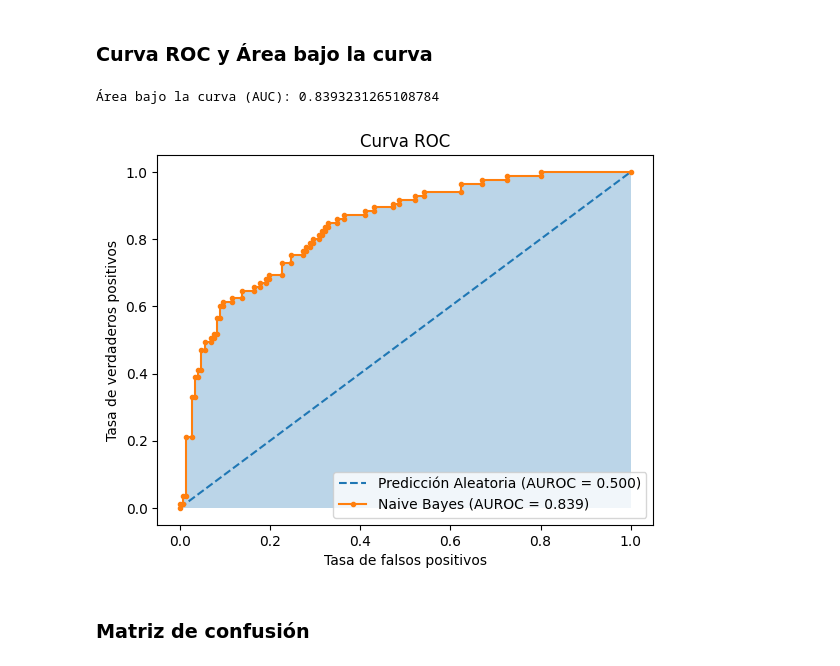
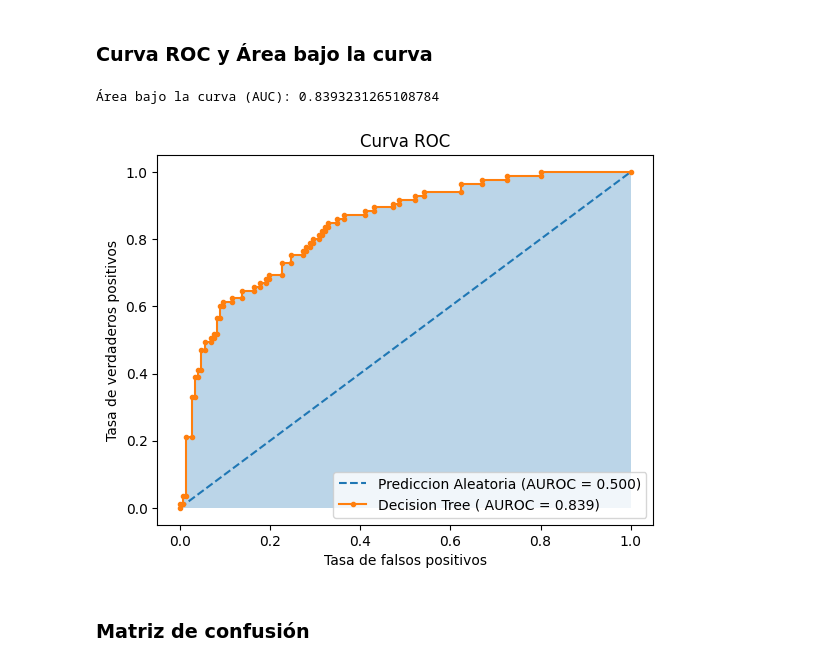
Before and after one commit to A01662203/Modelacion_Tarea02, a Jupyter notebook: tarea2.ipynb, the cells around one changed output. Drawn from its saved outputs; the diff is of its cells as text; code cells hidden in the pictures.

```diff
--- a/tarea2.ipynb
+++ b/tarea2.ipynb
@@ -208,27 +208,33 @@ from sklearn.metrics import confusion_matrix
 from sklearn.metrics import roc_curve, roc_auc_score
 # %%
 # Calcular el área bajo la curva (AUC)
-auc = roc_auc_score(Y_test, dt_probs)
-print('Área bajo la curva (AUC):', auc)
+r_probs = [0 for _ in range(len(Y_test))]
+dt_probs = modelo.predict_proba(X_test)
+dt_probs = dt_probs[:,1]
+
+r_auc = roc_auc_score(Y_test, r_probs)
+dt_auc = roc_auc_score(Y_test, dt_probs)
+
+print('Área bajo la curva (AUC):', dt_auc)
 
 # Graficar la curva ROC y el área bajo la curva
 r_fpr, r_tpr, _ = roc_curve(Y_test, r_probs)
-dt_fpr, dt_tpr, _ = roc_curve(Y_test, dt_probs)
+dt_fpr, dt_tpr, _ =roc_curve(Y_test,dt_probs)
 
-plt.plot(r_fpr, r_tpr, linestyle='--', label='Predicción Aleatoria (AUROC = %0.3f)' % r_auc)
-plt.plot(dt_fpr, dt_tpr, marker='.', label='Naive Bayes (AUROC = %0.3f)' % dt_auc)
+plt.plot(r_fpr, r_tpr, linestyle='--', label='Prediccion Aleatoria (AUROC = %0.3f)' % r_auc)
+plt.plot(dt_fpr, dt_tpr, marker ='.', label ='Decision Tree ( AUROC = %0.3f)' % dt_auc)
 
 # Agregar el área bajo la curva (AUC) al gráfico
 plt.fill_between(dt_fpr, dt_tpr, alpha=0.3)
 
 plt.title('Curva ROC')
 plt.xlabel('Tasa de falsos positivos')
 plt.ylabel('Tasa de verdaderos positivos')
 plt.legend()
 plt.show()
 # %% [output]
 Área bajo la curva (AUC): 0.8393231265108784
-[figure, old version]
+[figure, new version]
 # %% [markdown]
 ### Matriz de confusión
 # %%
```
Also changed, not shown: parts of 2 cells of this notebook.
